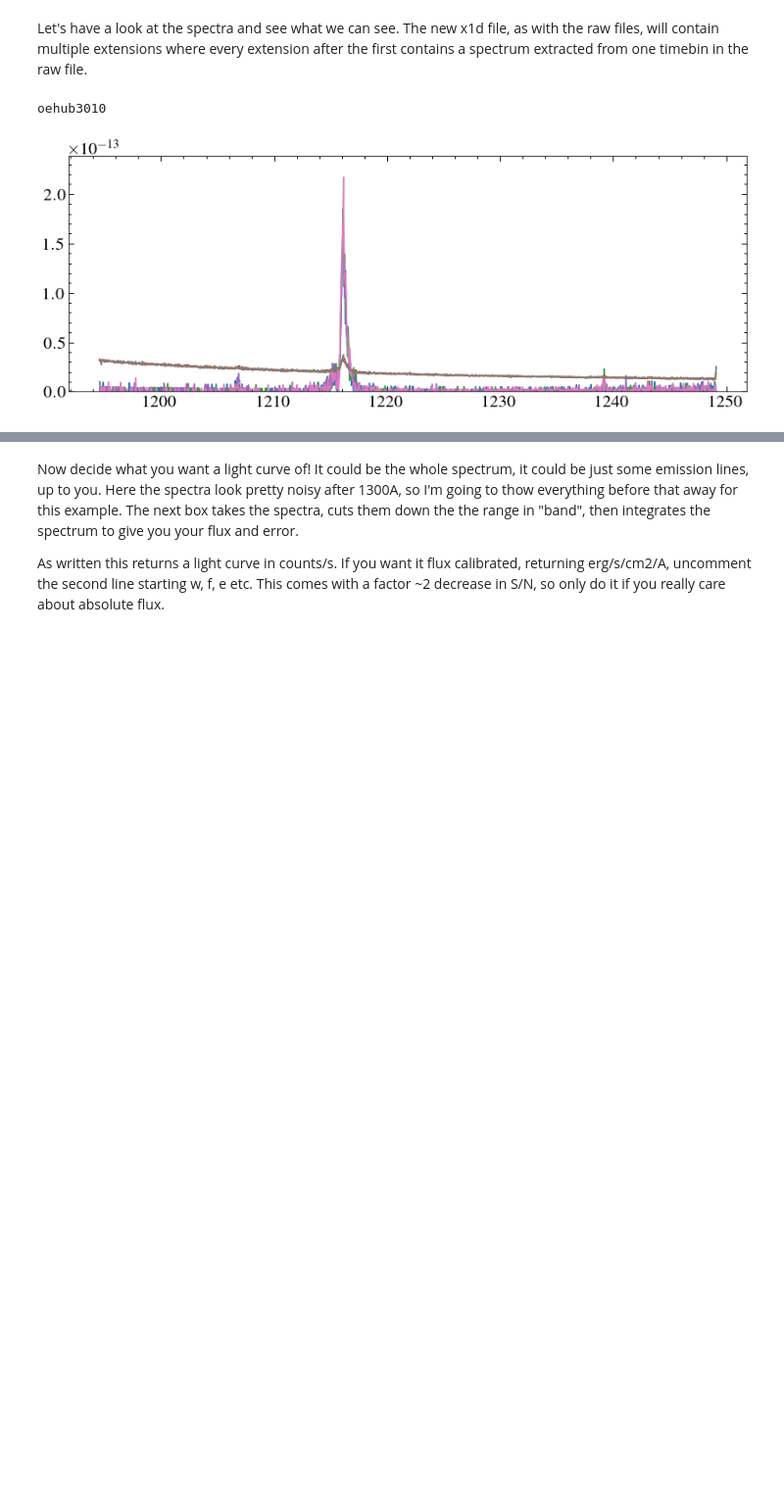
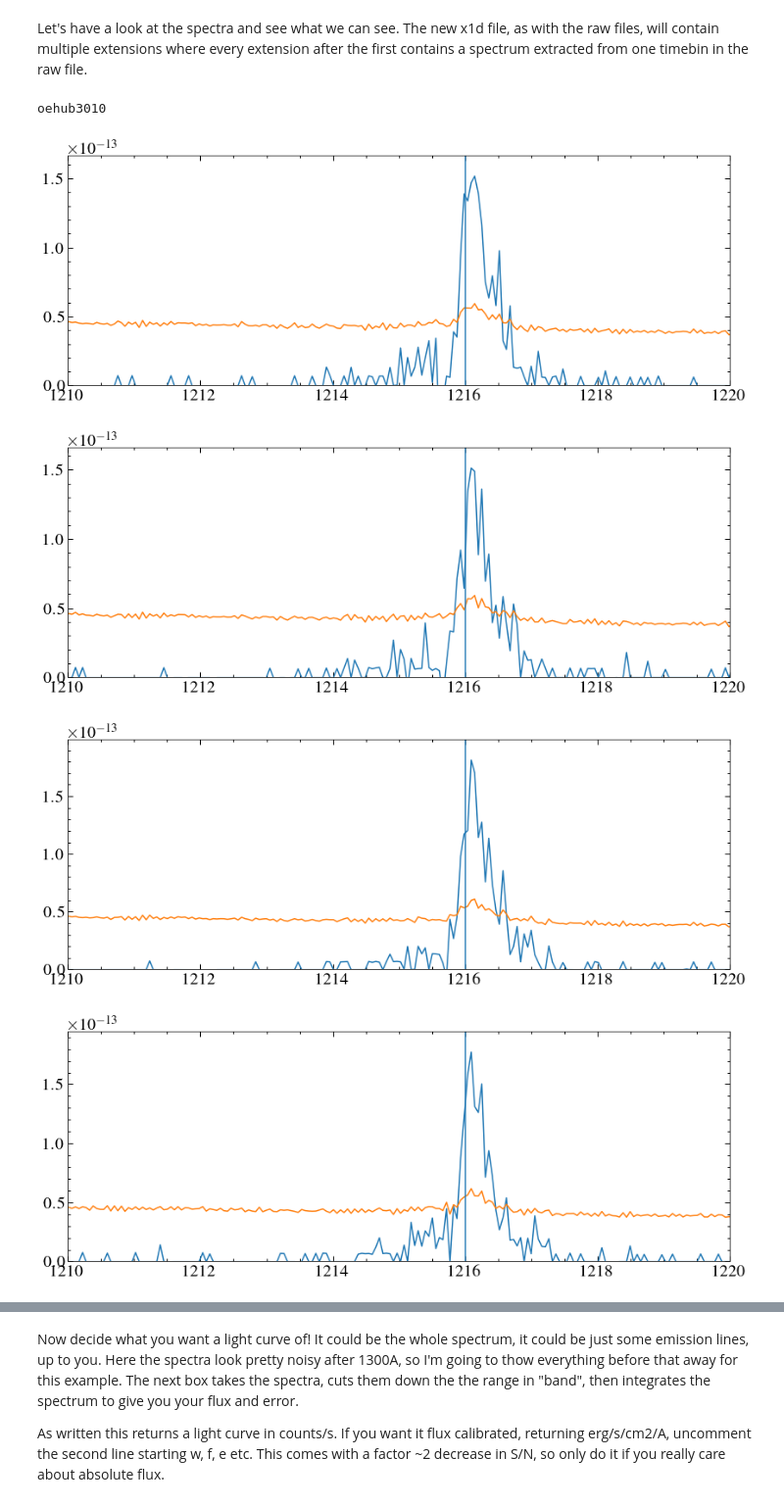
Before and after one commit to davidjwilson/pceb, a Jupyter notebook: eg_uma/eg_uma_stis_lc.ipynb, the cells around one changed output, grey strips where cells are left out. Shown at 98% size. Drawn from its saved outputs; the diff is of its cells as text; code cells hidden in the pictures; blank space fills up the shorter version.

```diff
--- a/eg_uma/eg_uma_stis_lc.ipynb
+++ b/eg_uma/eg_uma_stis_lc.ipynb
@@ -78,7 +79,7 @@ The most important decision is what time step to use. This will depend on what y
 
 Now run intagg on each tagfile. This will make a new "raw" file with multiple extensions, where each extension after the first contains the events for one time bin. Note that stistools doens't like makeing repeat files, so if you want to re-run this you need to remove all new raw files, x1ds files etc from the output directory. https://stistools.readthedocs.io/en/latest/inttag.html
 # %%
-t_bin = 335 #in seconds
+t_bin = 160 #in seconds
 
 for tag in tags:
     rootname = fits.getheader(tag)['ROOTNAME'] #find the rootname of the tagfile to name the output file
@@ -128,15 +129,20 @@ Let's have a look at the spectra and see what we can see. The new x1d file, as w
 # %%
 for x in new_x1ds:
     hdul = fits.open(x)
     print(hdul[0].header['ROOTNAME'])
     for ext in hdul[1::]: #spectra in every extension after the first
         data = ext.data[0]
         plt.plot(data['WAVELENGTH'], data['FLUX'])
         plt.plot(data['WAVELENGTH'], data['ERROR'])
         plt.ylim(0, 1.1*max(data['FLUX']))
-        #plt.show()
+        plt.xlim(1210, 1220)
+        plt.axvline(1216)
+        plt.show()
     hdul.close()
-    plt.show()
+    # plt.show()
 # %% [output]
 oehub3010
-[figure, old version]
+[figure, new version]
+[figure, new version]
+[figure, new version]
+[figure, new version]
```
Also changed, not shown: parts of 5 cells of this notebook, 18 other files.
